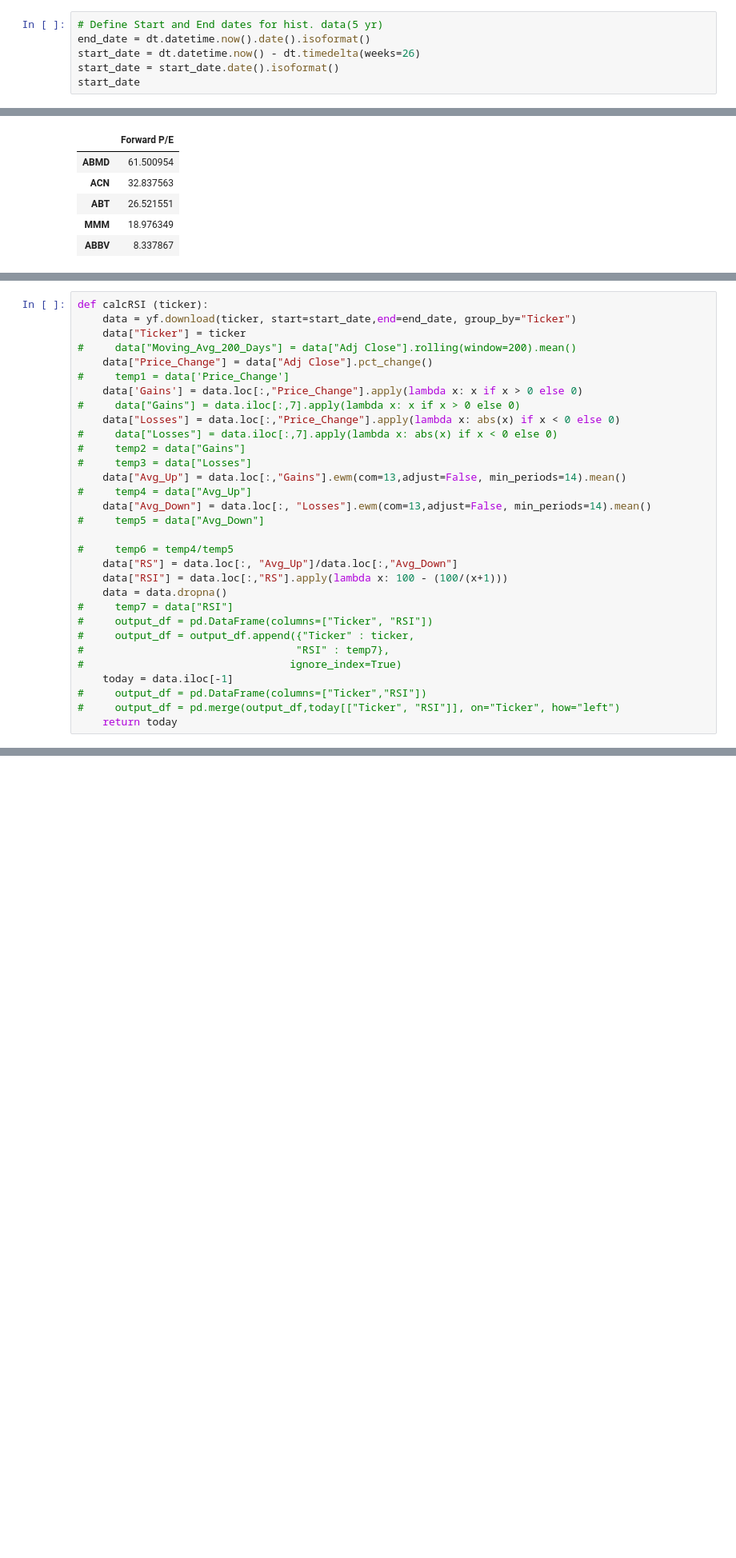
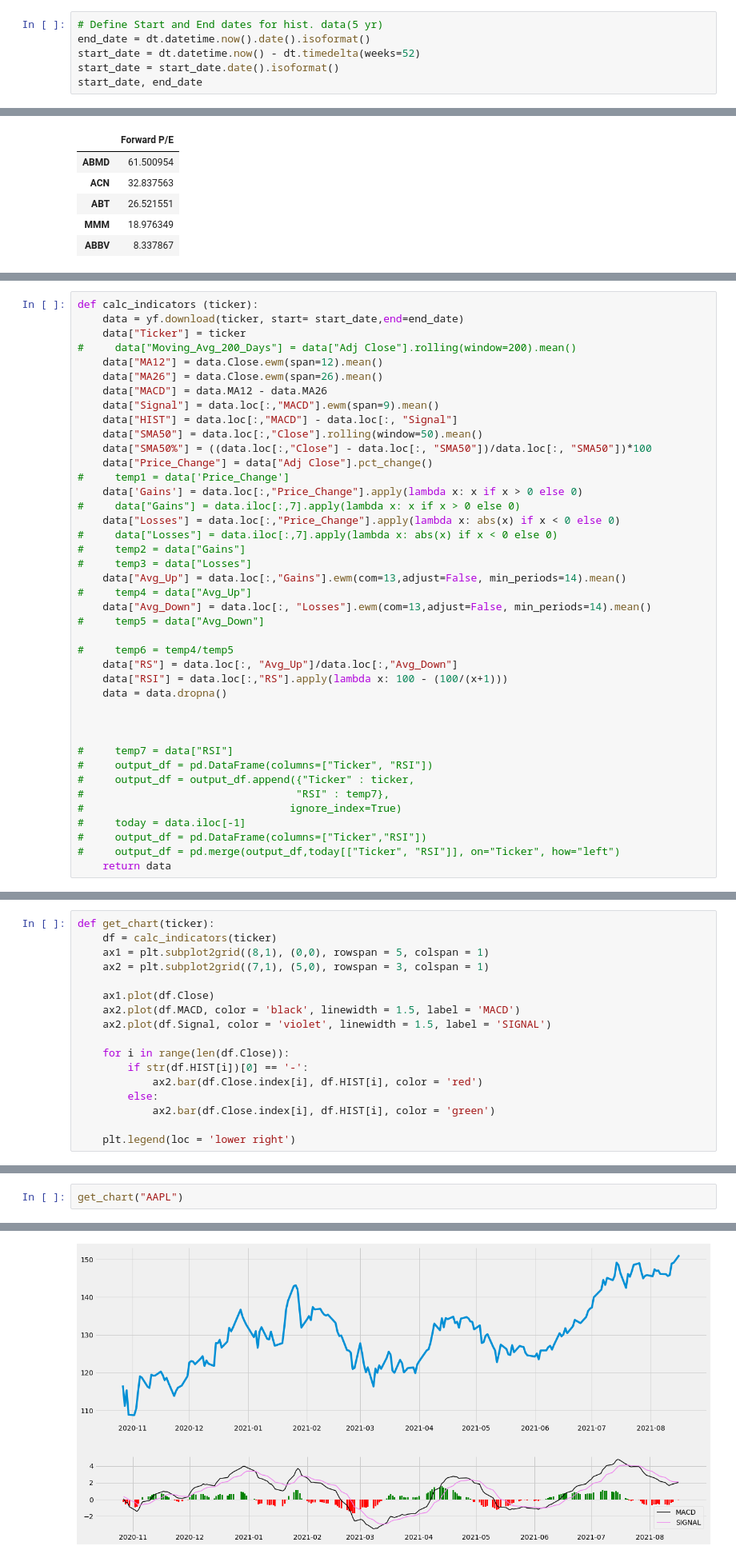
Before and after one commit to JuliaGuanzon/Quickr_Pickr, a Jupyter notebook: Sam/Financial_Calcs2.ipynb, the cells around one changed output, grey strips where cells are left out. Shown at 80% size. Cells and saved outputs as stored; diff of their text form; blank space fills up the shorter version.

Commit message:
made changes to fin calc, created new functions

```diff
--- a/Sam/Financial_Calcs2.ipynb
+++ b/Sam/Financial_Calcs2.ipynb
@@ -18,6 +23,6 @@ sp500_tickers = [x.replace(".", "-") for x in sp500_tickers]
 # %%
 # Define Start and End dates for hist. data(5 yr)
 end_date = dt.datetime.now().date().isoformat()
-start_date = dt.datetime.now() - dt.timedelta(weeks=26)
+start_date = dt.datetime.now() - dt.timedelta(weeks=52)
 start_date = start_date.date().isoformat()
-start_date
+start_date, end_date
@@ -118,10 +125,17 @@ ForwardPE()
 #     data["RSI"] = data["RS"].apply(lambda x: 100 - (100/(x+1)))
 #     return data
 # %%
-def calcRSI (ticker):
-    data = yf.download(ticker, start=start_date,end=end_date, group_by="Ticker")
+def calc_indicators (ticker):
+    data = yf.download(ticker, start= start_date,end=end_date)
     data["Ticker"] = ticker
 #     data["Moving_Avg_200_Days"] = data["Adj Close"].rolling(window=200).mean()
+    data["MA12"] = data.Close.ewm(span=12).mean()
+    data["MA26"] = data.Close.ewm(span=26).mean()
+    data["MACD"] = data.MA12 - data.MA26
+    data["Signal"] = data.loc[:,"MACD"].ewm(span=9).mean()
+    data["HIST"] = data.loc[:,"MACD"] - data.loc[:, "Signal"]
+    data["SMA50"] = data.loc[:,"Close"].rolling(window=50).mean()
+    data["SMA50%"] = ((data.loc[:,"Close"] - data.loc[:, "SMA50"])/data.loc[:, "SMA50"])*100
     data["Price_Change"] = data["Adj Close"].pct_change()
 #     temp1 = data['Price_Change']
     data['Gains'] = data.loc[:,"Price_Change"].apply(lambda x: x if x > 0 else 0)
@@ -139,12 +153,15 @@ def calcRSI (ticker):
     data["RS"] = data.loc[:, "Avg_Up"]/data.loc[:,"Avg_Down"]
     data["RSI"] = data.loc[:,"RS"].apply(lambda x: 100 - (100/(x+1)))
     data = data.dropna()
+
+
+
 #     temp7 = data["RSI"]
 #     output_df = pd.DataFrame(columns=["Ticker", "RSI"])
 #     output_df = output_df.append({"Ticker" : ticker,
 #                                  "RSI" : temp7},
 #                                 ignore_index=True)
-    today = data.iloc[-1]
+#     today = data.iloc[-1]
 #     output_df = pd.DataFrame(columns=["Ticker","RSI"])
 #     output_df = pd.merge(output_df,today[["Ticker", "RSI"]], on="Ticker", how="left")
-    return today
+    return data
@@ -152,0 +186,17 @@ calcRSI(sp500_tickers[0])
+# %%
+def get_chart(ticker):
+    df = calc_indicators(ticker)
+    ax1 = plt.subplot2grid((8,1), (0,0), rowspan = 5, colspan = 1)
+    ax2 = plt.subplot2grid((7,1), (5,0), rowspan = 3, colspan = 1)
+
+    ax1.plot(df.Close)
+    ax2.plot(df.MACD, color = 'black', linewidth = 1.5, label = 'MACD')
+    ax2.plot(df.Signal, color = 'violet', linewidth = 1.5, label = 'SIGNAL')
+
+    for i in range(len(df.Close)):
+        if str(df.HIST[i])[0] == '-':
+            ax2.bar(df.Close.index[i], df.HIST[i], color = 'red')
+        else:
+            ax2.bar(df.Close.index[i], df.HIST[i], color = 'green')
+
+    plt.legend(loc = 'lower right')
@@ -152,0 +207,3 @@ calcRSI(sp500_tickers[0])
+# %%
+get_chart("AAPL")
+# %% [output]
@@ -152,0 +211 @@ calcRSI(sp500_tickers[0])
+[figure, added]
```
Also changed, not shown: parts of 20 cells of this notebook, 1 other file.
